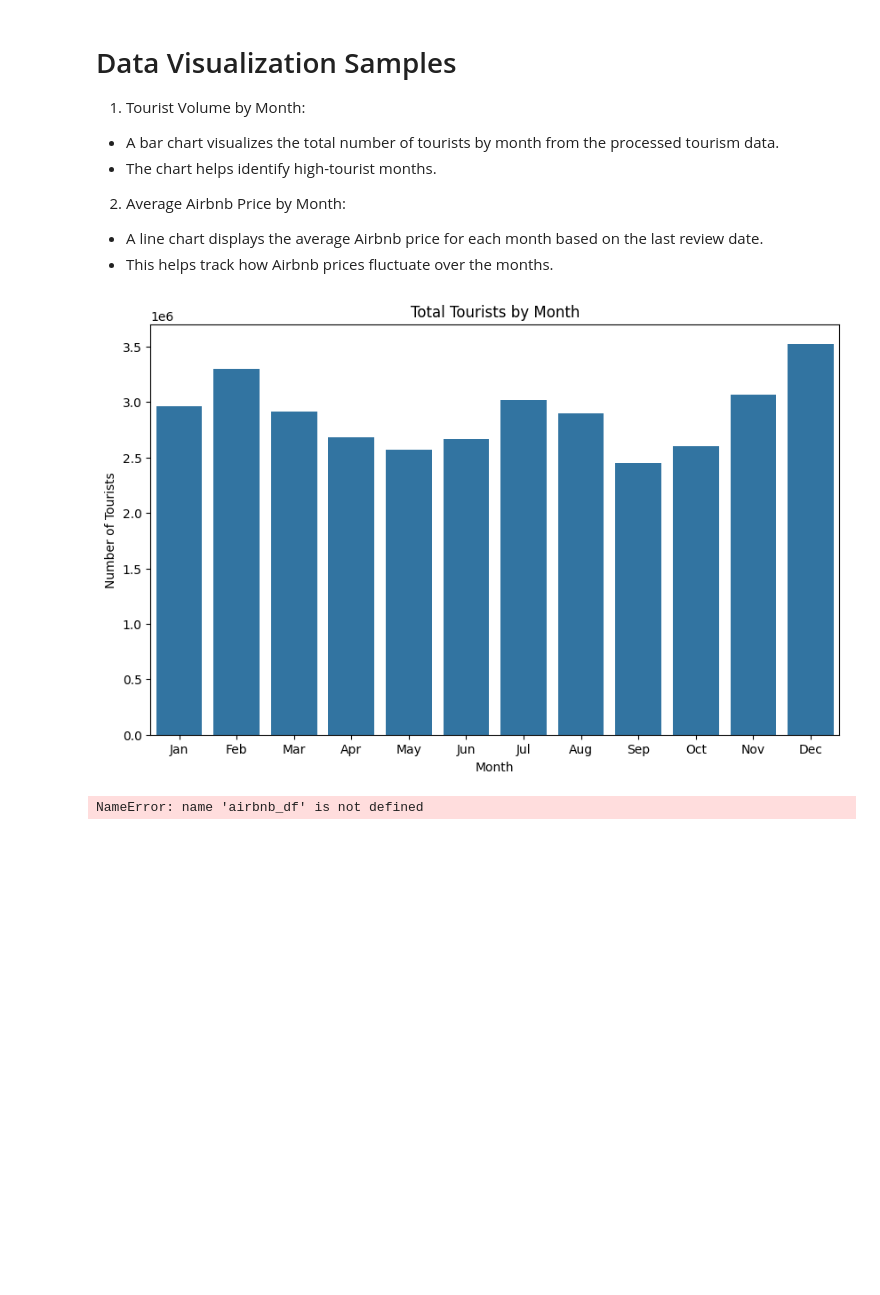
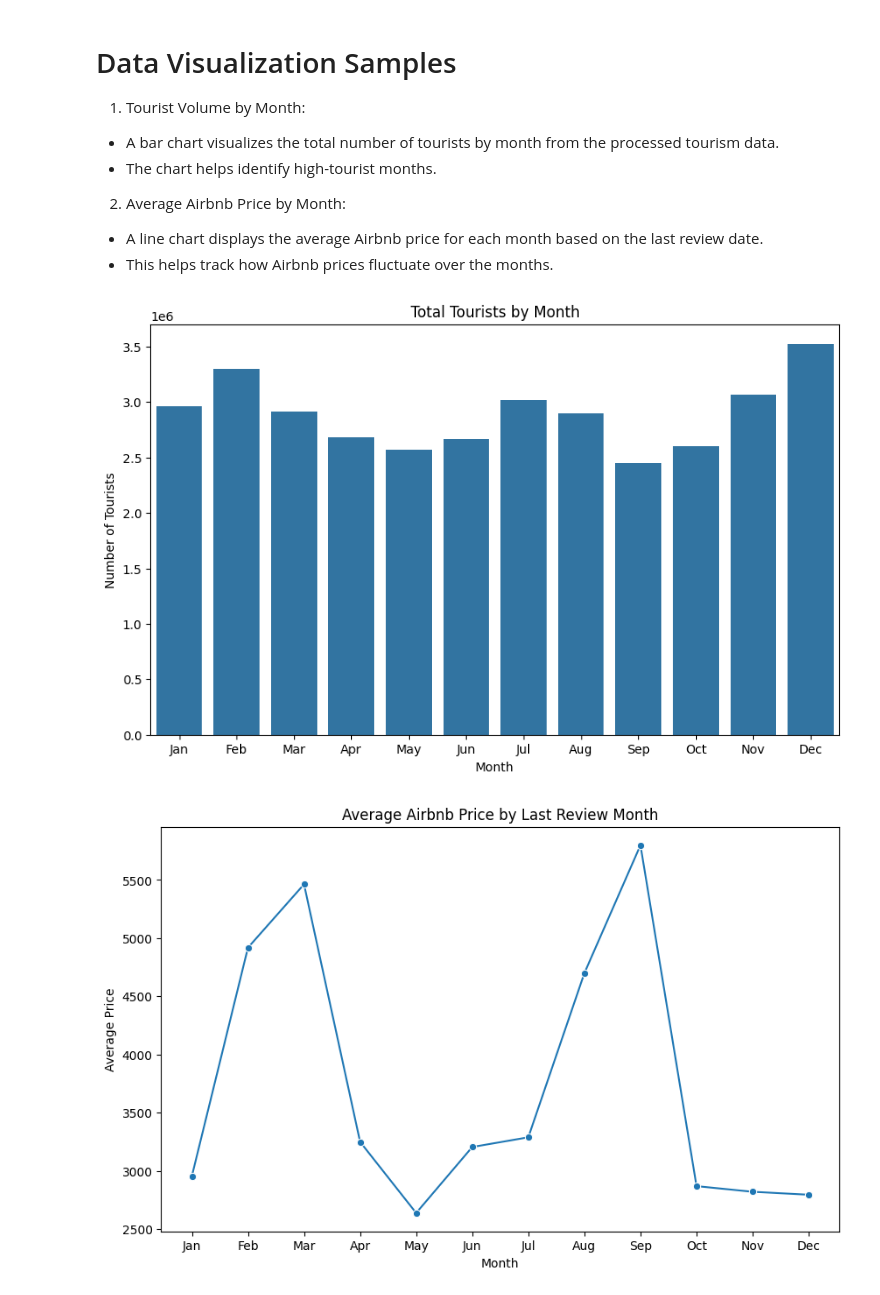
Before and after one commit to Sivtheng/data-mining-finals, a Jupyter notebook: 3. Data Preprocessing.ipynb, the cells around one changed output. Cells and saved outputs as stored; diff of their text form; code cells hidden in the pictures; blank space fills up the shorter version.

```diff
--- a/3. Data Preprocessing.ipynb
+++ b/3. Data Preprocessing.ipynb
@@ -259,30 +259,32 @@ final_df.to_csv('merged_tourism_data.csv', index=False)
 # %%
 import pandas as pd
 import matplotlib.pyplot as plt
 import seaborn as sns
 
 # Load the processed tourism data
 tourism_df = pd.read_csv('processed_tourism.csv')
 
 # Create a bar chart for tourist numbers by month
 plt.figure(figsize=(10, 6))
 sns.barplot(data=tourism_df, x='Month', y='Tourists')
 plt.title('Total Tourists by Month')
 plt.xlabel('Month')
 plt.ylabel('Number of Tourists')
 plt.xticks(ticks=range(12), labels=['Jan', 'Feb', 'Mar', 'Apr', 'May', 'Jun', 'Jul', 'Aug', 'Sep', 'Oct', 'Nov', 'Dec'])
 plt.show()
 
+airbnb_df = pd.read_csv('processed_listings.csv')
+
 # Create a line chart for average price by last review month
 avg_price = airbnb_df.groupby('last_review_month')['price'].mean().reset_index()
 
 plt.figure(figsize=(10, 6))
 sns.lineplot(data=avg_price, x='last_review_month', y='price', marker='o')
 plt.title('Average Airbnb Price by Last Review Month')
 plt.xlabel('Month')
 plt.ylabel('Average Price')
 plt.xticks(ticks=range(1, 13), labels=['Jan', 'Feb', 'Mar', 'Apr', 'May', 'Jun', 'Jul', 'Aug', 'Sep', 'Oct', 'Nov', 'Dec'])
 plt.show()
 # %% [output]
 [figure]
-NameError: name 'airbnb_df' is not defined
+[figure, added]
```
Also changed, not shown: 1 other file.
